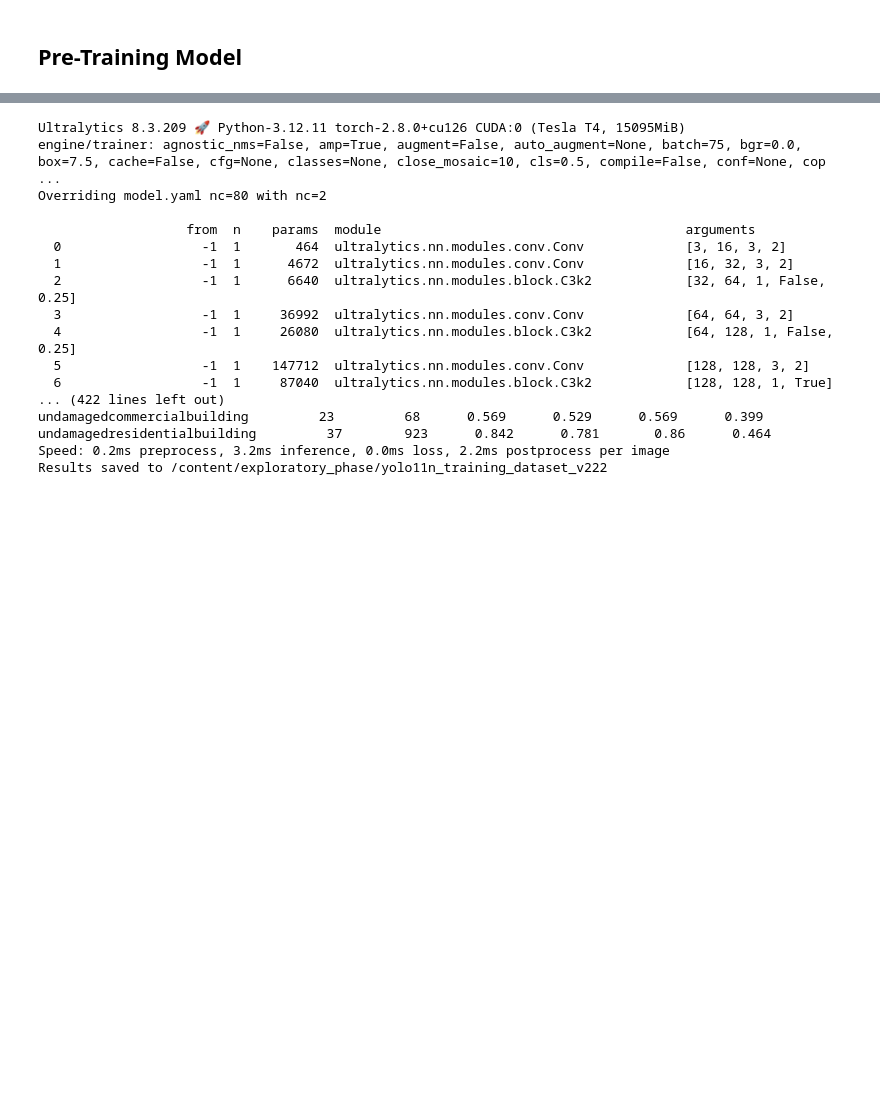
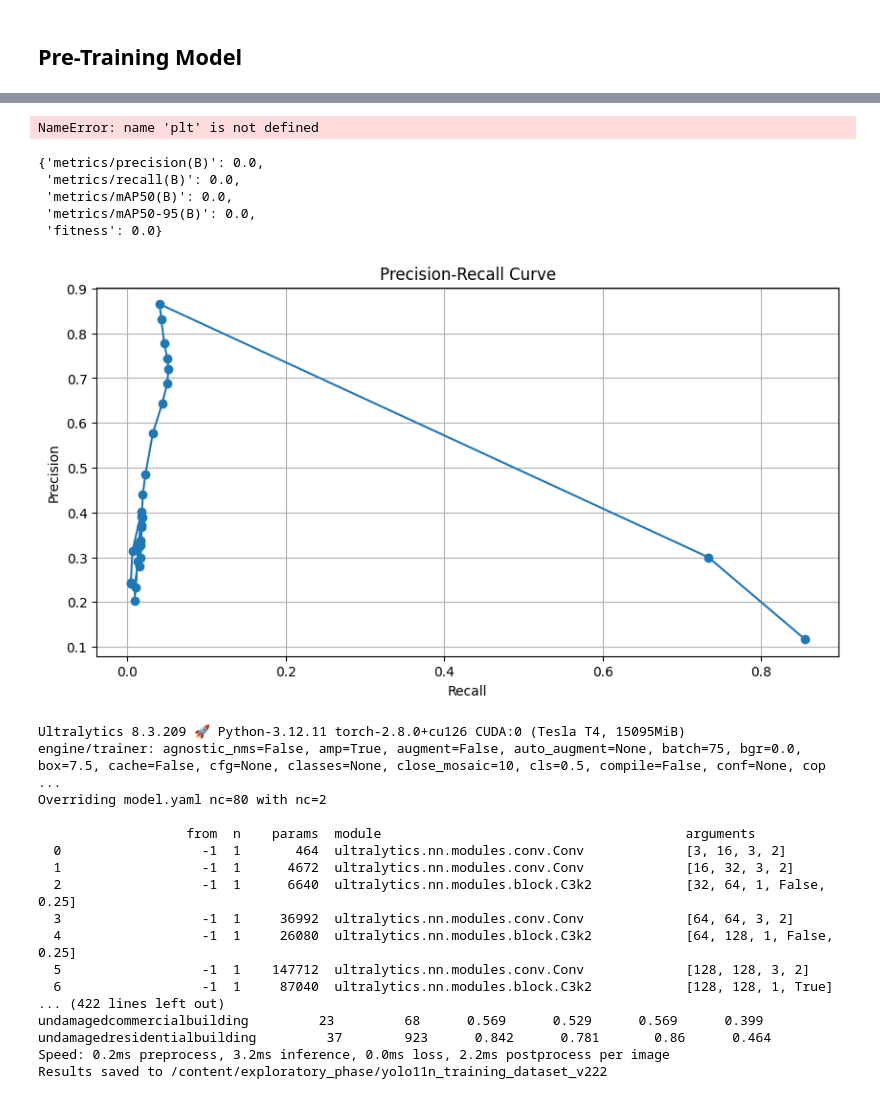
Before and after one commit to katcko/storm_damage_ey_challenge, a Jupyter notebook: notebooks/google_colab/pretraining_undamaged_model_select_background.ipynb, the cells around one changed output, grey strips where cells are left out. Drawn from its saved outputs; the diff is of its cells as text; code cells hidden in the pictures; blank space fills up the shorter version.

```diff
--- a/notebooks/google_colab/pretraining_undamaged_model_select_background.ipynb
+++ b/notebooks/google_colab/pretraining_undamaged_model_select_background.ipynb
@@ -241,3 +311,36 @@ Results saved to /content/runs/detect/val2
+# %%
+# Plotting PR curve
+# len(metrics_val.curves_results)
+plt.plot(metrics_val.curves_results[0][0], metrics_val.curves_results[0][1][0])
+plt.show()
+# %% [output]
+NameError: name 'plt' is not defined
+# %%
+metrics_val.results_dict
+# %% [output]
+{'metrics/precision(B)': 0.0,
+ 'metrics/recall(B)': 0.0,
+ 'metrics/mAP50(B)': 0.0,
+ 'metrics/mAP50-95(B)': 0.0,
+ 'fitness': 0.0}
+# %%
+import pandas as pd
+data = pd.read_csv('/content/exploratory_phase/yolo11n_training_dataset_v19/results.csv')
+# %%
+precision = data['metrics/precision(B)']
+recall = data['metrics/recall(B)']
+
+import matplotlib.pyplot as plt
+
+plt.figure(figsize=(10, 5))
+plt.plot(precision,recall, marker='o')
+plt.xlabel('Recall')
+plt.ylabel('Precision')
+plt.title('Precision-Recall Curve')
+plt.grid(True)
+plt.show()
+# %% [output]
+[figure, added]
 # %%
 # Extract results from files
 # dataset_version,size_ds,size_train,size_val,size_test,mAP_50_val,mAP_50_val_uc,mAP_50_val_ur,mAP_50_test,mAP_50_test_uc,mAP_50_test_ur,P_val,P_val_uc,P_val_ur,P_test,P_test_uc,P_test_ur,R_val,R_val_uc,R_val_ur,R_test,R_test_uc,R_test_ur
```
Also changed, not shown: parts of 26 cells of this notebook.
